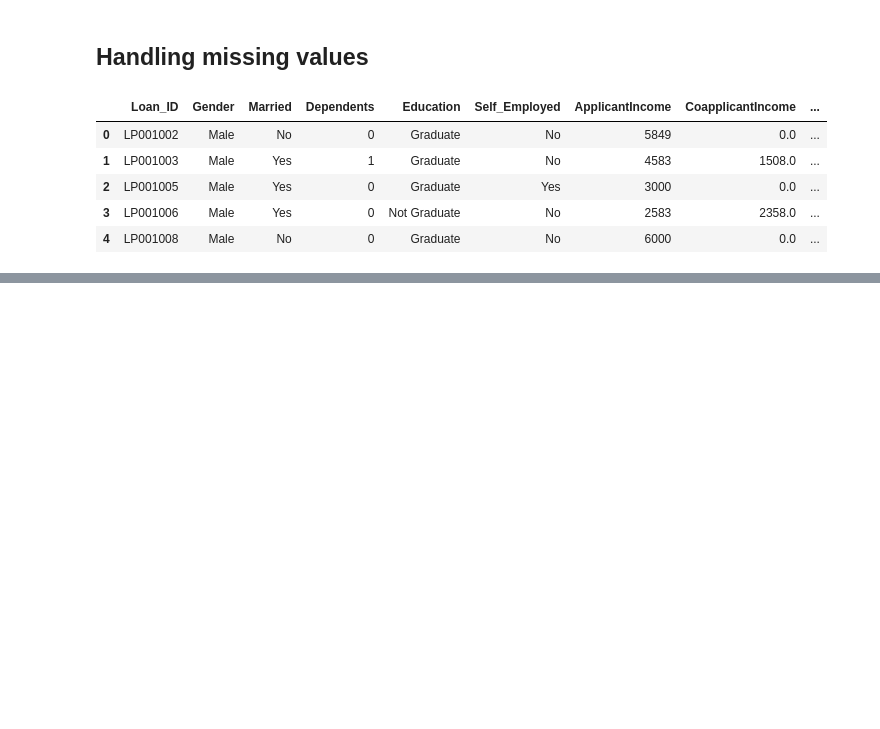
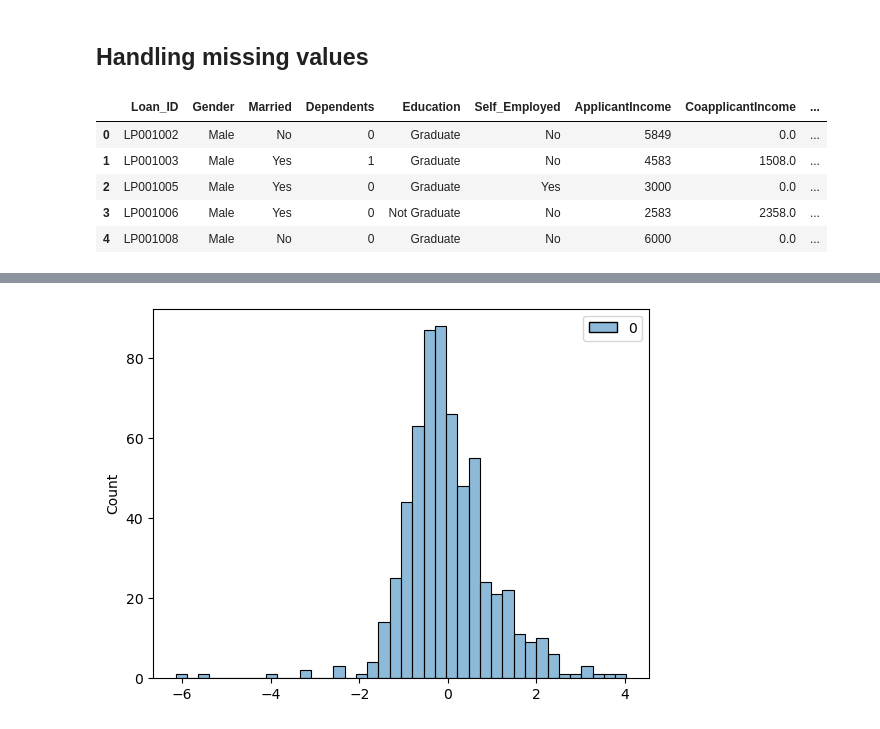
Before and after one commit to Koushikgoud008/Machine-Learning--basics, a Jupyter notebook: week7.ipynb, the cells around one changed output, grey strips where cells are left out. Cells and saved outputs as stored; diff of their text form; code cells hidden in the pictures; blank space fills up the shorter version.

```diff
--- a/week7.ipynb
+++ b/week7.ipynb
@@ -118,0 +267,5 @@ data.head(5)
+# %%
+sns.histplot(la_shape_2)
+plt.show()
+# %% [output]
+[figure, added]
```
Also changed, not shown: parts of 22 cells of this notebook.
